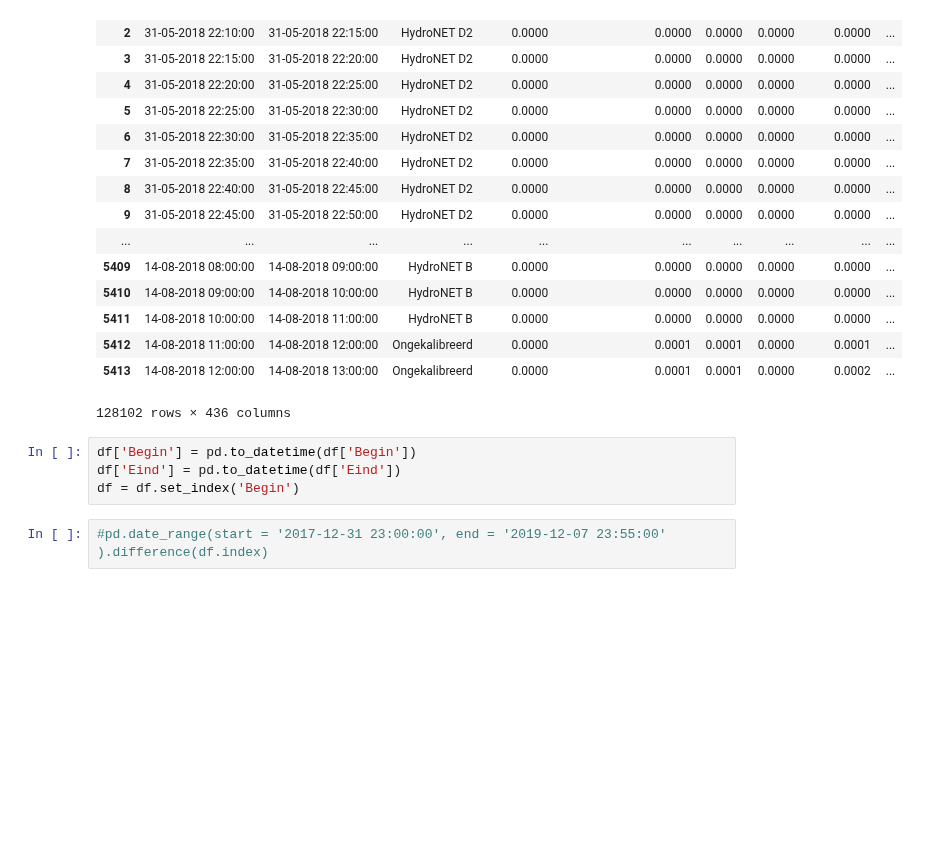
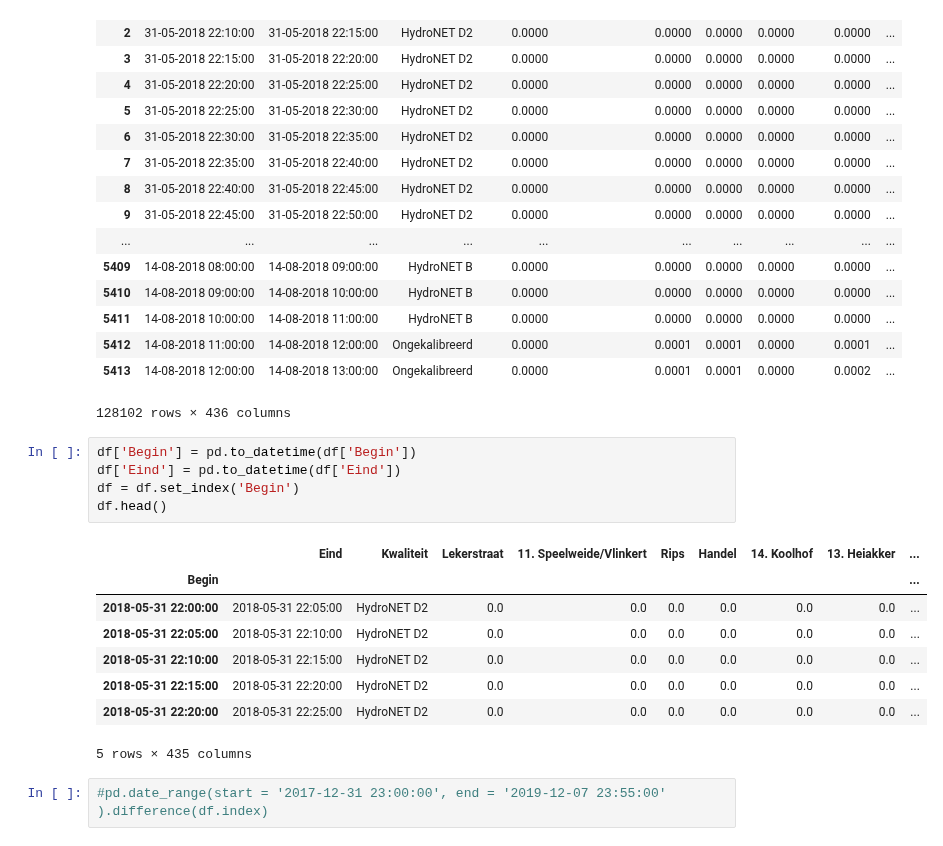
Before and after one commit to Trezorro/waterschap-datachallenge, a Jupyter notebook: Summing_rain_pumps.ipynb, the cells around one changed output. Drawn from its saved outputs; the diff is of its cells as text; blank space fills up the shorter version.

```diff
--- a/Summing_rain_pumps.ipynb
+++ b/Summing_rain_pumps.ipynb
@@ -57,7 +57,17 @@ Loop done in:
 # %%
 df['Begin'] = pd.to_datetime(df['Begin'])
 df['Eind'] = pd.to_datetime(df['Eind'])
 df = df.set_index('Begin')
+df.head()
+# %% [output]
+|  | Eind | Kwaliteit | Lekerstraat | 11. Speelweide/Vlinkert | Rips | Handel | 14. Koolhof | 13. Heiakker | ... |
+| Begin |  |  |  |  |  |  |  |  | ... |
+| 2018-05-31 22:00:00 | 2018-05-31 22:05:00 | HydroNET D2 | 0.0 | 0.0 | 0.0 | 0.0 | 0.0 | 0.0 | ... |
+| 2018-05-31 22:05:00 | 2018-05-31 22:10:00 | HydroNET D2 | 0.0 | 0.0 | 0.0 | 0.0 | 0.0 | 0.0 | ... |
+| 2018-05-31 22:10:00 | 2018-05-31 22:15:00 | HydroNET D2 | 0.0 | 0.0 | 0.0 | 0.0 | 0.0 | 0.0 | ... |
+| 2018-05-31 22:15:00 | 2018-05-31 22:20:00 | HydroNET D2 | 0.0 | 0.0 | 0.0 | 0.0 | 0.0 | 0.0 | ... |
+| 2018-05-31 22:20:00 | 2018-05-31 22:25:00 | HydroNET D2 | 0.0 | 0.0 | 0.0 | 0.0 | 0.0 | 0.0 | ... |
+5 rows × 435 columns
 # %%
 #pd.date_range(start = '2017-12-31 23:00:00', end = '2019-12-07 23:55:00' ).difference(df.index)
 # %%
```
Also changed, not shown: 1 other file.
